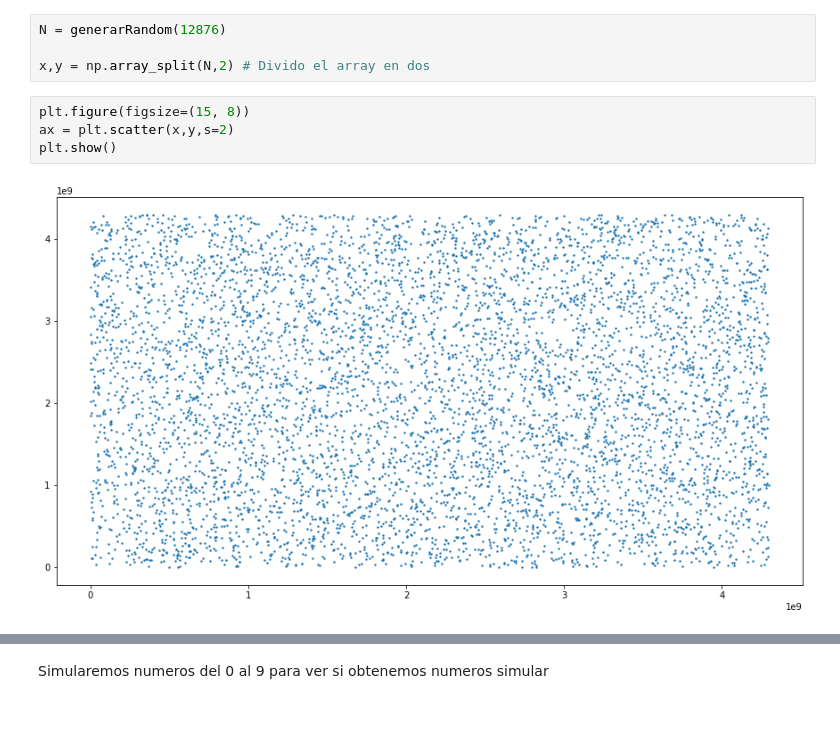
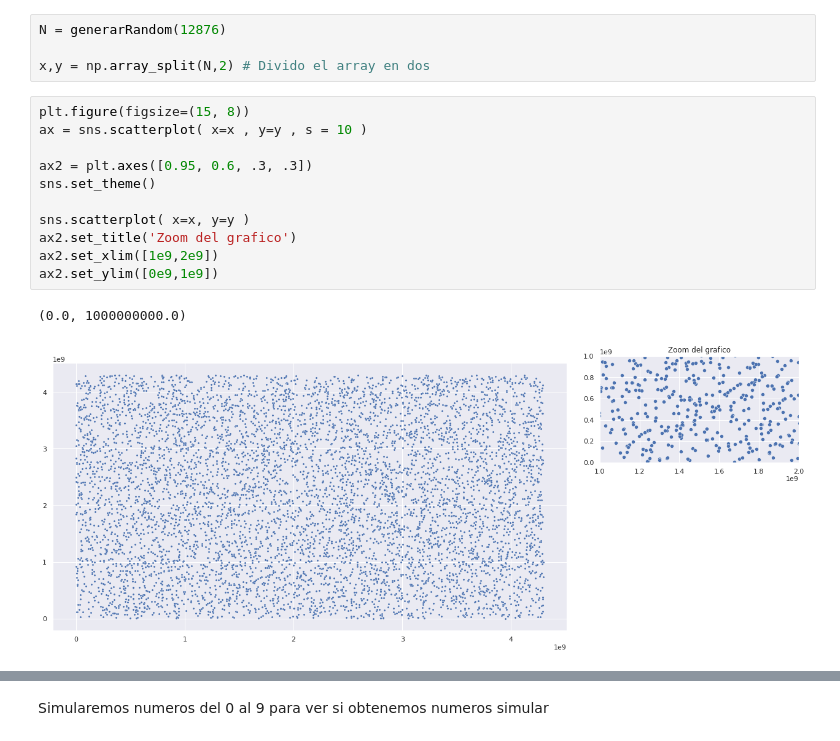
Before and after one commit to mateocapon/simulacion_tp1, a Jupyter notebook: TP1.ipynb, the cells around one changed output, grey strips where cells are left out. Saved outputs shown, nothing was run; the diff lists cells and outputs as text; blank space fills up the shorter version.

```diff
--- a/TP1.ipynb
+++ b/TP1.ipynb
@@ -110,11 +112,19 @@ Generaremos numeros del 0 al 9 con los numeros obtenidos
 N = generarRandom(12876)
 
 x,y = np.array_split(N,2) # Divido el array en dos
-# %%
-plt.figure(figsize=(15, 8))
-ax = plt.scatter(x,y,s=2)
-plt.show()
-# %% [output]
-[figure, removed]
+# %%
+plt.figure(figsize=(15, 8))
+ax = sns.scatterplot( x=x , y=y , s = 10 )
+
+ax2 = plt.axes([0.95, 0.6, .3, .3])
+sns.set_theme()
+
+sns.scatterplot( x=x, y=y )
+ax2.set_title('Zoom del grafico')
+ax2.set_xlim([1e9,2e9])
+ax2.set_ylim([0e9,1e9])
+# %% [output]
+(0.0, 1000000000.0)
+[figure, added]
 # %% [markdown]
 Podemos decir que es lo que esperabamos, ya que estan todos los puntos distribuidos en todo el plano.
```
Also changed, not shown: parts of 25 cells of this notebook.
